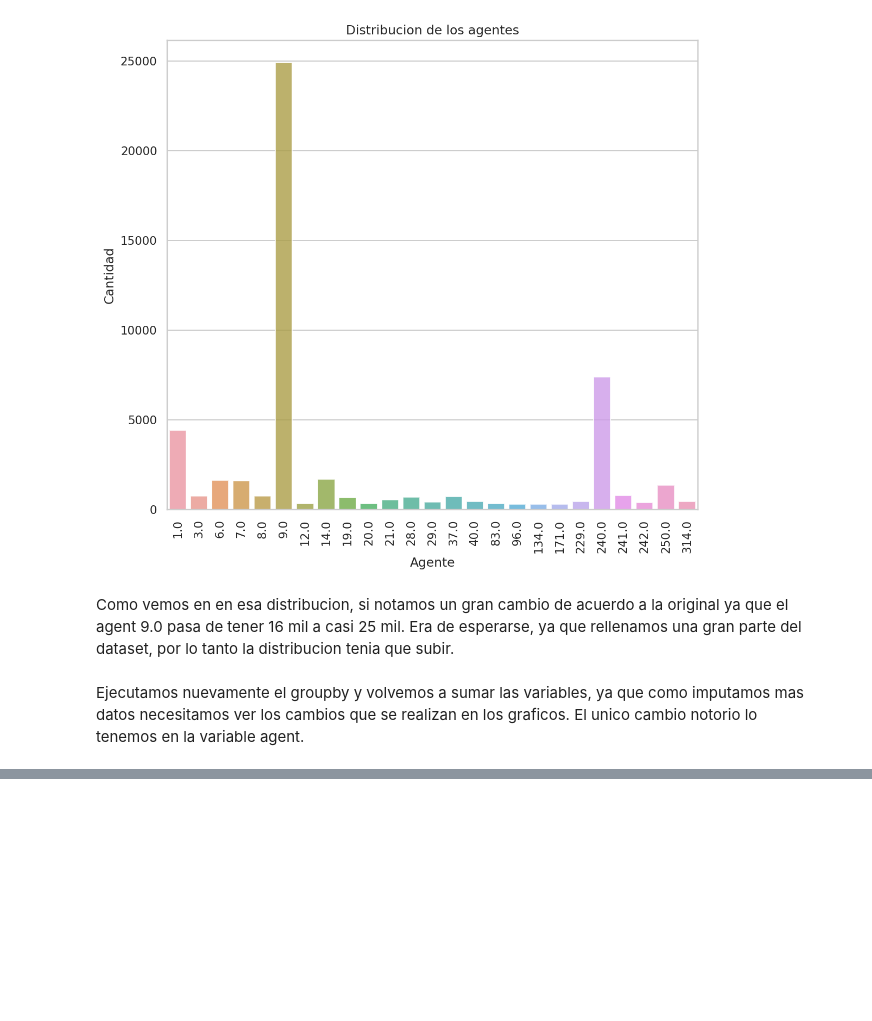
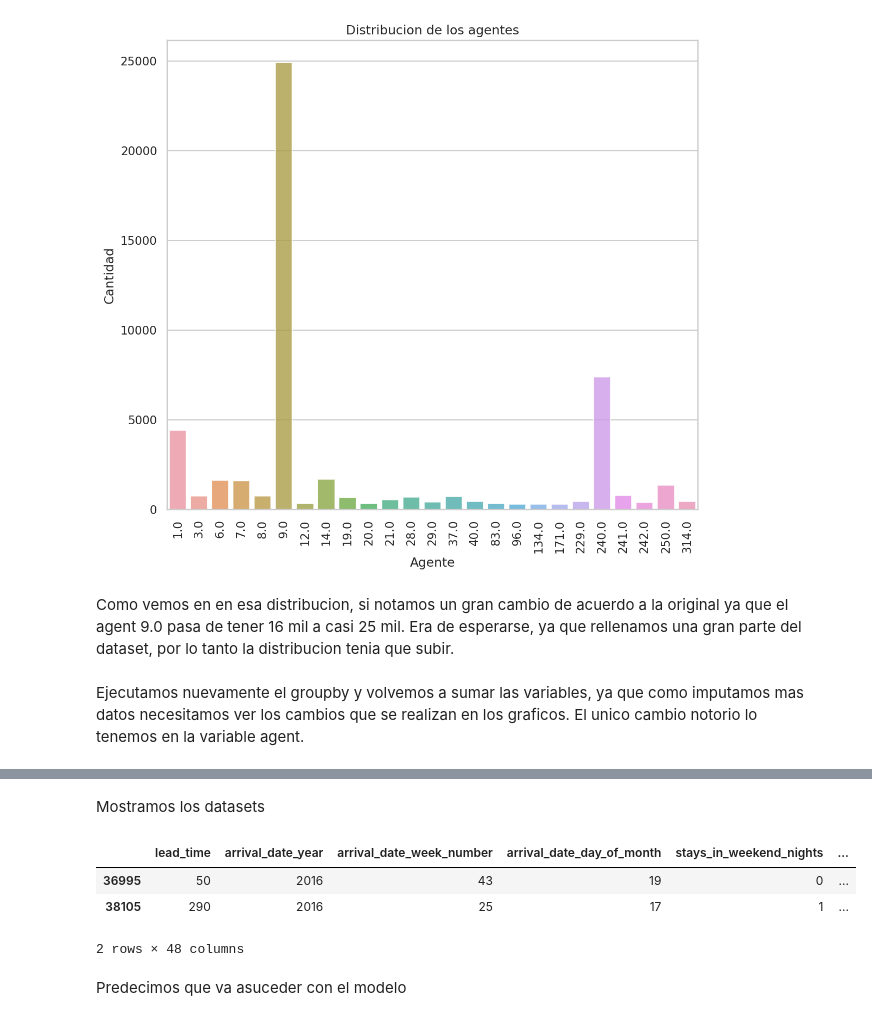
Before and after one commit to franciscoL0pez/TrabajosPracticosOrganizacionDeDatos1C2023, a Jupyter notebook: 7506R_TP1_GRUPO17_CHPX_ENTREGA.ipynb, the cells around one changed output, grey strips where cells are left out. Drawn from its saved outputs; the diff is of its cells as text; code cells hidden in the pictures; blank space fills up the shorter version.

```diff
--- a/7506R_TP1_GRUPO17_CHPX_ENTREGA.ipynb
+++ b/7506R_TP1_GRUPO17_CHPX_ENTREGA.ipynb
@@ -661,0 +742,21 @@ El unico cambio notorio lo tenemos en la variable agent.
+# %%
+#Creo un dataset con los features que voy a usar para clasificar
+df_hotels_train_x = df_hotels_train.drop(['is_canceled'], axis='columns', inplace=False)
+
+#Creo un dataset con la variable target
+df_hotels_train_y = df_hotels_train['is_canceled'].copy()
+
+#Genero los conjuntos de train y test
+x_train, x_test, y_train, y_test = train_test_split(df_hotels_train_x,
+                                                    df_hotels_train_y,
+                                                    test_size=0.3,  #proporcion 70/30
+                                                    random_state=2) #semilla
+# %% [markdown]
+Mostramos los datasets
+# %%
+x_train.head(2)
+# %% [output]
+|  | lead_time | arrival_date_year | arrival_date_week_number | arrival_date_day_of_month | stays_in_weekend_nights | ... |
+| 36995 | 50 | 2016 | 43 | 19 | 0 | ... |
+| 38105 | 290 | 2016 | 25 | 17 | 1 | ... |
+2 rows × 48 columns
@@ -661,0 +770,2 @@ El unico cambio notorio lo tenemos en la variable agent.
+# %% [markdown]
+Predecimos que va asuceder con el modelo
```
Also changed, not shown: parts of 25 cells of this notebook.
